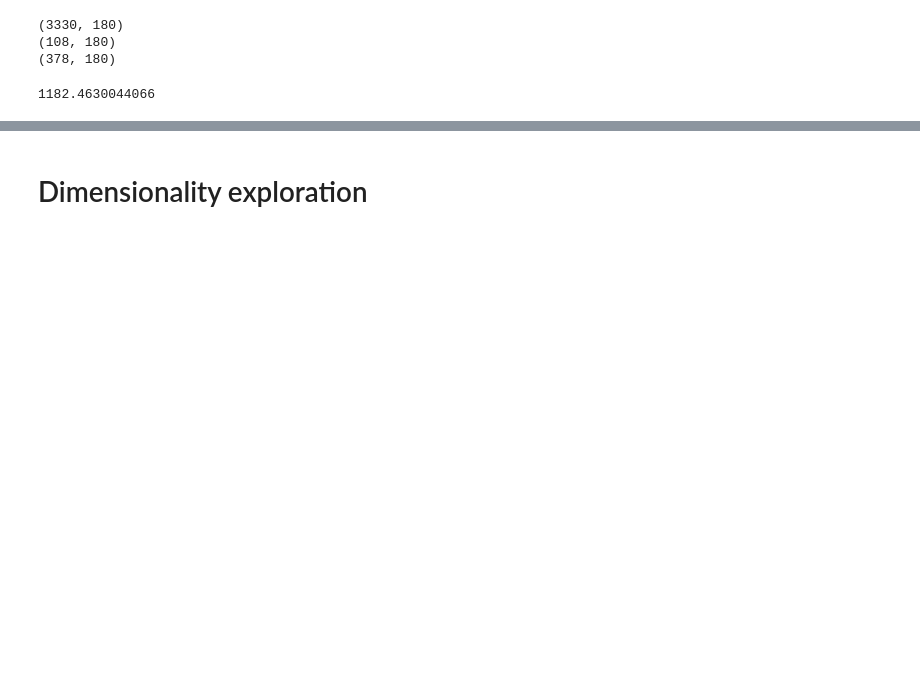
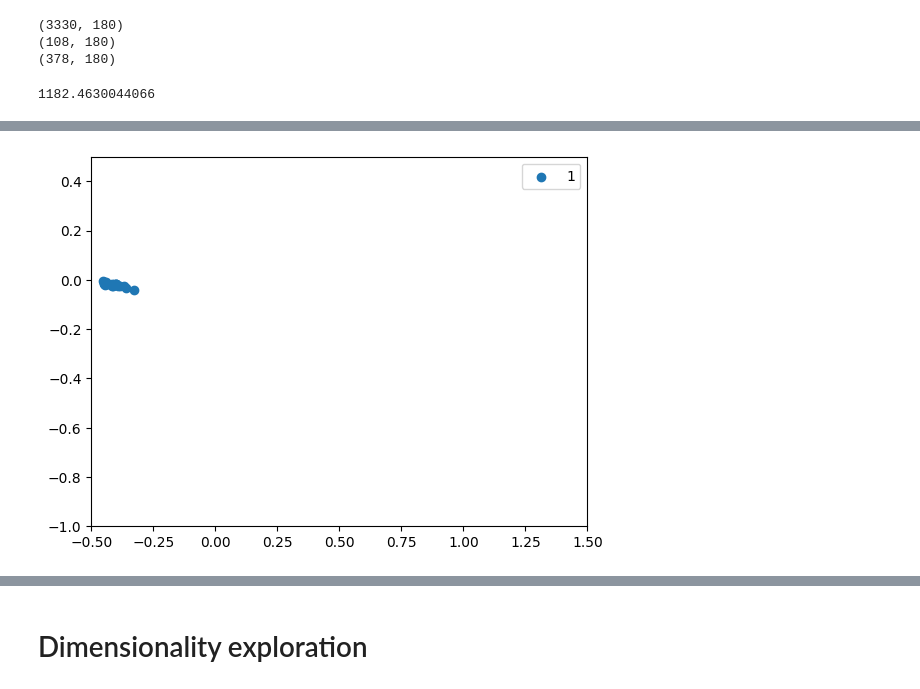
Before and after one commit to otavioon/librep-hiaac, a Jupyter notebook: experiments/Experiments_topoae_KuHar_20Hz.ipynb, the cells around one changed output, grey strips where cells are left out. Drawn from its saved outputs; the diff is of its cells as text; code cells hidden in the pictures; blank space fills up the shorter version.

```diff
--- a/experiments/Experiments_topoae_KuHar_20Hz.ipynb
+++ b/experiments/Experiments_topoae_KuHar_20Hz.ipynb
@@ -155,3 +201,7 @@ RESHAPED (378, 3)
+# %%
+visualize(test_applied_topoae, test_dataset_fft.y, filtered=[1])
+# %% [output]
+[figure, added]
 # %%
 from librep.metrics.dimred_evaluator import DimensionalityReductionQualityReport
 metrics_reporter = DimensionalityReductionQualityReport(sampling_threshold=378)
```
Also changed, not shown: parts of 13 cells of this notebook, 2 other files.
